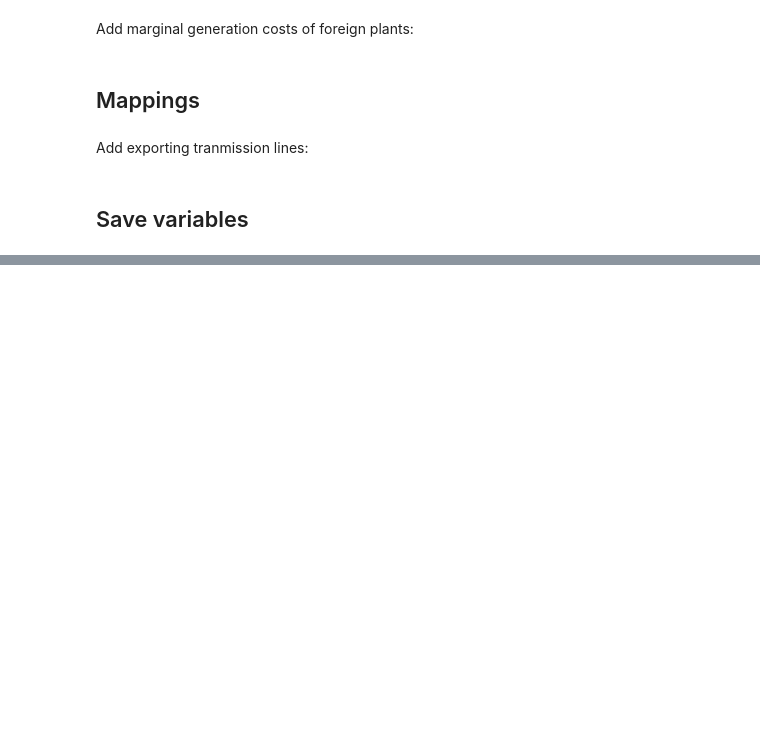
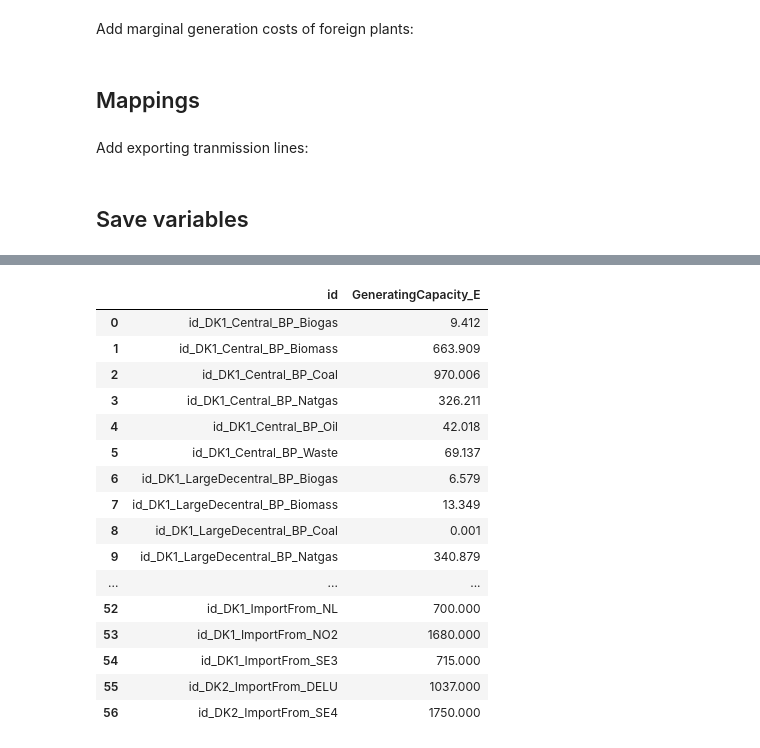
Before and after one commit to ChampionApe/EnergyEconomicsE2024, a Jupyter notebook: DownloadDataForDK/D_MakeModelData.ipynb, the cells around one changed output, grey strips where cells are left out. Saved outputs shown, nothing was run; the diff lists cells and outputs as text; code cells hidden in the pictures; blank space fills up the shorter version.

```diff
--- a/DownloadDataForDK/D_MakeModelData.ipynb
+++ b/DownloadDataForDK/D_MakeModelData.ipynb
@@ -518,0 +543,20 @@ pd.read_pickle(os.path.join(data_dir,'Load_DK1DK2_2022')).set_index(['g_E','h'])
+# %%
+GeneratingCapacity_E
+# %% [output]
+|  | id | GeneratingCapacity_E |
+| 0 | id_DK1_Central_BP_Biogas | 9.412 |
+| 1 | id_DK1_Central_BP_Biomass | 663.909 |
+| 2 | id_DK1_Central_BP_Coal | 970.006 |
+| 3 | id_DK1_Central_BP_Natgas | 326.211 |
+| 4 | id_DK1_Central_BP_Oil | 42.018 |
+| 5 | id_DK1_Central_BP_Waste | 69.137 |
+| 6 | id_DK1_LargeDecentral_BP_Biogas | 6.579 |
+| 7 | id_DK1_LargeDecentral_BP_Biomass | 13.349 |
+| 8 | id_DK1_LargeDecentral_BP_Coal | 0.001 |
+| 9 | id_DK1_LargeDecentral_BP_Natgas | 340.879 |
+| ... | ... | ... |
+| 52 | id_DK1_ImportFrom_NL | 700.000 |
+| 53 | id_DK1_ImportFrom_NO2 | 1680.000 |
+| 54 | id_DK1_ImportFrom_SE3 | 715.000 |
+| 55 | id_DK2_ImportFrom_DELU | 1037.000 |
+| 56 | id_DK2_ImportFrom_SE4 | 1750.000 |
```
Also changed, not shown: parts of 2 cells of this notebook, 26 other files.
